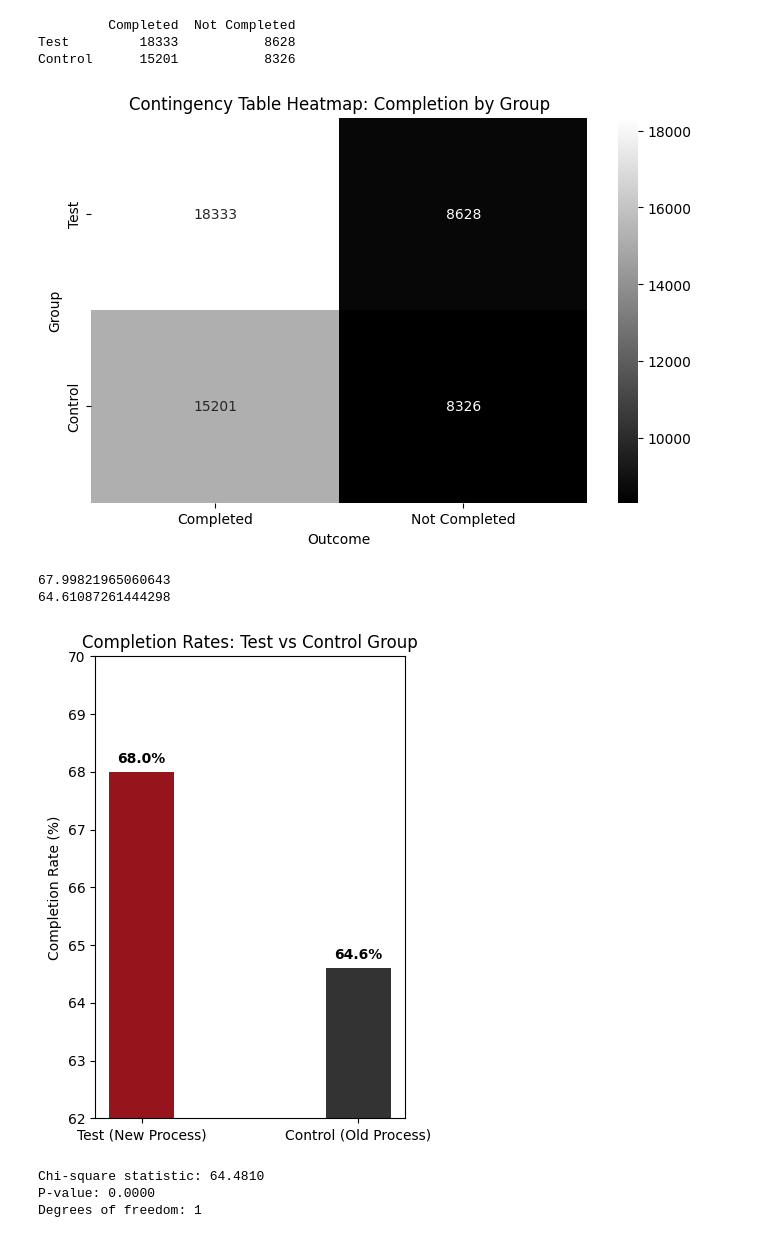
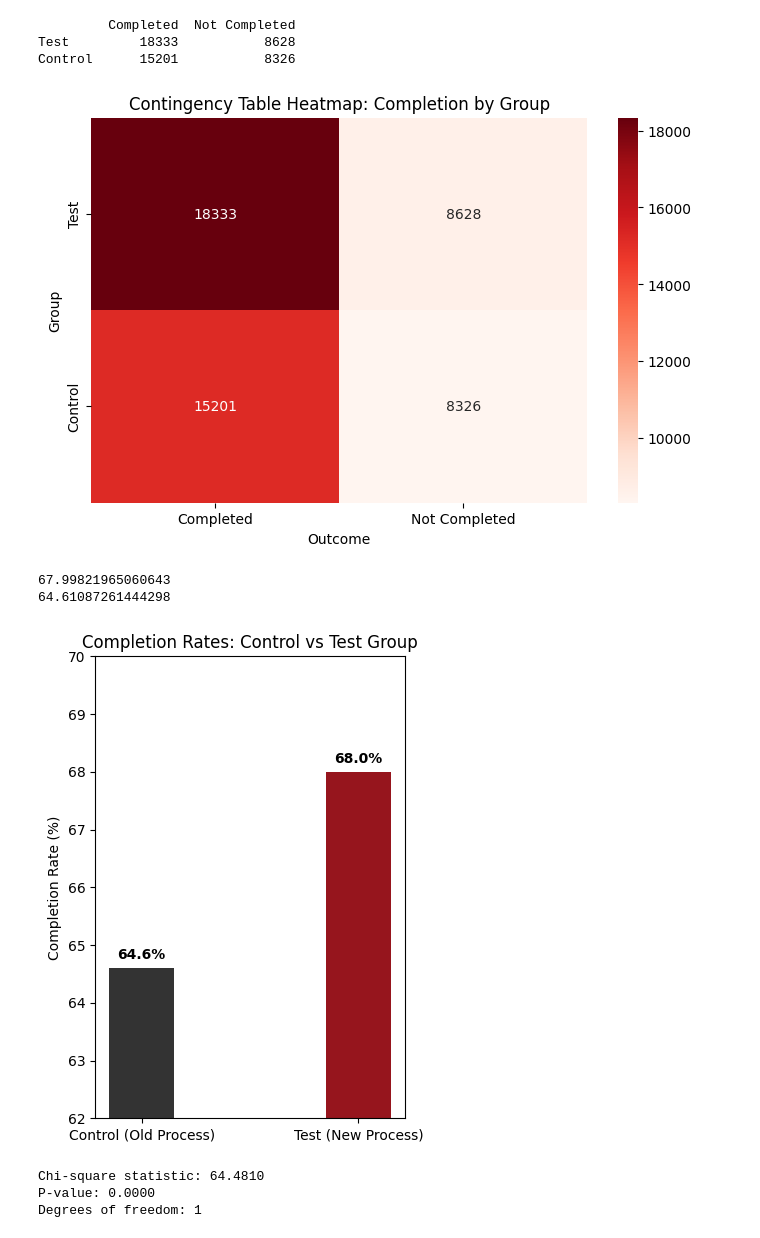
Before and after one commit to BMAS30/2nd-project, a Jupyter notebook: Notebooks/sarah_tenure.ipynb, the cells around one changed output. Saved outputs shown, nothing was run; the diff lists cells and outputs as text; code cells hidden in the pictures.

```diff
--- a/Notebooks/sarah_tenure.ipynb
+++ b/Notebooks/sarah_tenure.ipynb
@@ -363,13 +364,13 @@ Test         18333           8628
 Control      15201           8326
 # %%
 plt.figure(figsize=(8, 5))
-sns.heatmap(contingency_table, annot=True, fmt='d', cmap='grey')
+sns.heatmap(contingency_table, annot=True, fmt='d', cmap='Reds')
 plt.title('Contingency Table Heatmap: Completion by Group')
 plt.ylabel('Group')
 plt.xlabel('Outcome')
 plt.show()
 # %% [output]
-[figure, old version]
+[figure, new version]
 # %%
 test_percentage_completed = (18333 /26961)*100
 control_percentage_completed = (15201 /23527)*100
@@ -379,13 +380,13 @@ print(control_percentage_completed)
 67.99821965060643
 64.61087261444298
 # %%
-groups = ['Test (New Process)', 'Control (Old Process)']
-completion_rates = [68.0, 64.6]
+groups = ['Control (Old Process)', 'Test (New Process)']
+completion_rates = [64.6, 68.0]
 
 plt.figure(figsize=(4, 6))
-bars = plt.bar(groups, completion_rates, color=['#96151D', '#333333'], width=0.3)
+bars = plt.bar(groups, completion_rates, color=['#333333', '#96151D'], width=0.3)
 plt.ylabel('Completion Rate (%)')
-plt.title('Completion Rates: Test vs Control Group')
+plt.title('Completion Rates: Control vs Test Group')
 plt.ylim(62, 70)  # zoom in to make difference visible
 
 # Add percentage labels on top of bars
@@ -397,7 +398,7 @@ for bar in bars:
 
 plt.show()
 # %% [output]
-[figure, old version]
+[figure, new version]
 # %%
 # Run Chi-square test
 chi2, p_value, dof, expected = chi2_contingency(contingency_table)
```
Also changed, not shown: parts of 29 cells of this notebook, 21 other files.
